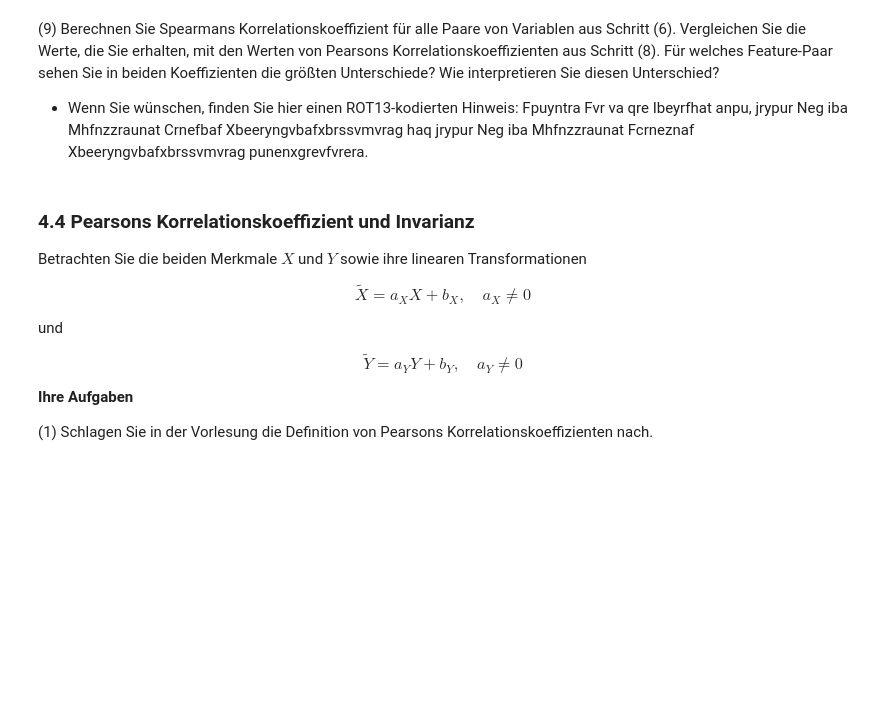
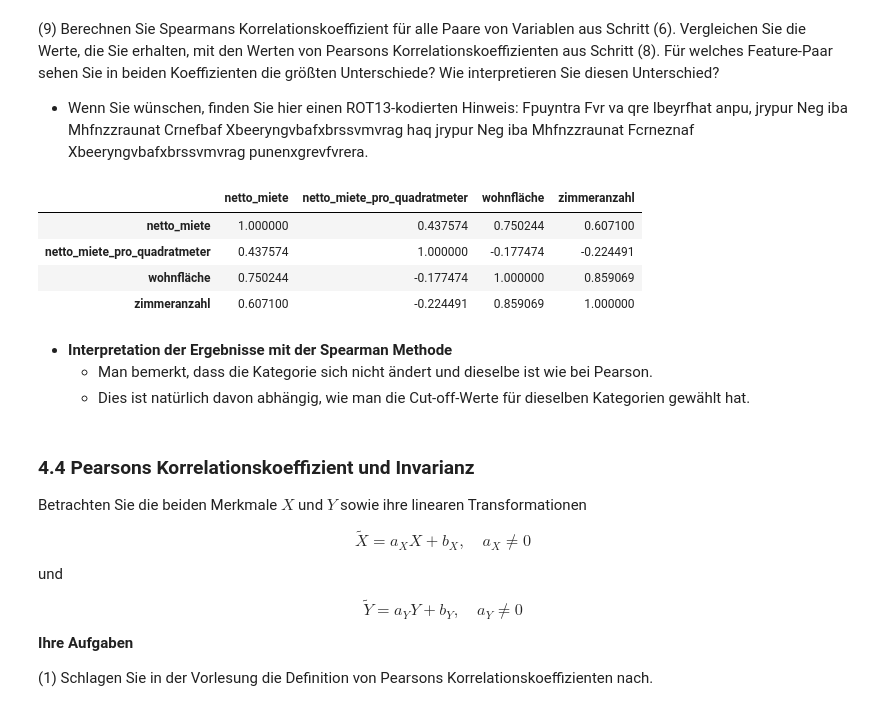
Before and after one commit to cortex359/ds.ss24, a Jupyter notebook: marine_u04/TSRI-4.ipynb, the cells around one changed output. Cells and saved outputs as stored; diff of their text form; code cells hidden in the pictures; blank space fills up the shorter version.

```diff
--- a/marine_u04/TSRI-4.ipynb
+++ b/marine_u04/TSRI-4.ipynb
@@ -380,6 +402,19 @@ It can be used to determine whether the variables are correlated and whether the
 (9) Berechnen Sie Spearmans Korrelationskoeffizient für alle Paare von Variablen aus Schritt (6). Vergleichen Sie die Werte, die Sie erhalten, mit den Werten von Pearsons Korrelationskoeffizienten aus Schritt (8). Für welches Feature-Paar sehen Sie in beiden Koeffizienten die größten Unterschiede? Wie interpretieren Sie diesen Unterschied?
 
 * Wenn Sie wünschen, finden Sie hier einen ROT13-kodierten Hinweis: Fpuyntra Fvr va qre Ibeyrfhat anpu, jrypur Neg iba Mhfnzzraunat Crnefbaf Xbeeryngvbafxbrssvmvrag haq jrypur Neg iba Mhfnzzraunat Fcrneznaf Xbeeryngvbafxbrssvmvrag punenxgrevfvrera.
+# %%
+miete_to_plot.corr(method='spearman')
+# Interpretation in der nächsten Markdown-Zelle
+# %% [output]
+|  | netto_miete | netto_miete_pro_quadratmeter | wohnfläche | zimmeranzahl |
+| netto_miete | 1.000000 | 0.437574 | 0.750244 | 0.607100 |
+| netto_miete_pro_quadratmeter | 0.437574 | 1.000000 | -0.177474 | -0.224491 |
+| wohnfläche | 0.750244 | -0.177474 | 1.000000 | 0.859069 |
+| zimmeranzahl | 0.607100 | -0.224491 | 0.859069 | 1.000000 |
+# %% [markdown]
+- **Interpretation der Ergebnisse mit der Spearman Methode**
+    - Man bemerkt, dass die Kategorie sich nicht ändert und dieselbe ist wie bei Pearson.
+    - Dies ist natürlich davon abhängig, wie man die Cut-off-Werte für dieselben Kategorien gewählt hat.
 # %% [markdown]
 ### 4.4 Pearsons Korrelationskoeffizient und Invarianz
 
```
Also changed, not shown: parts of 5 cells of this notebook.
